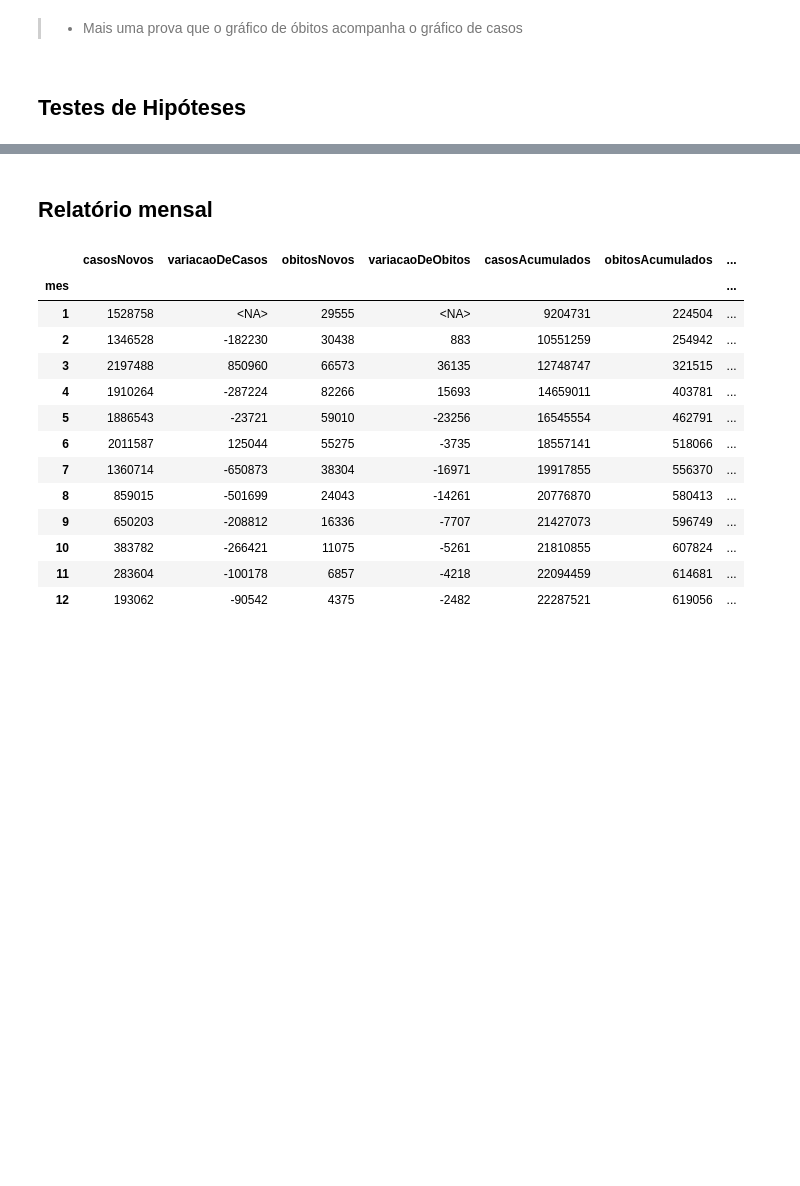
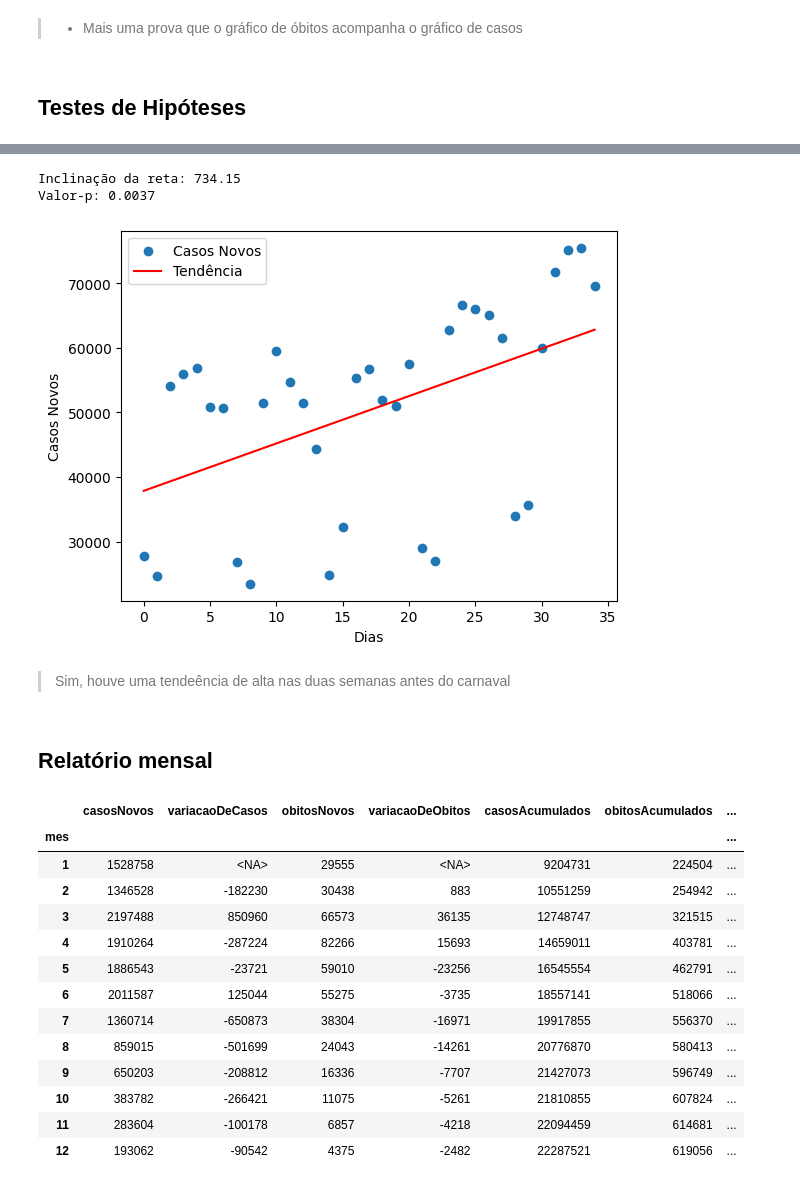
Before and after one commit to VitorMendonca62/covid19-study-in-brazil, a Jupyter notebook: src/analysis_brazil_2021.ipynb, the cells around one changed output, grey strips where cells are left out. Cells and saved outputs as stored; diff of their text form; code cells hidden in the pictures; blank space fills up the shorter version.

```diff
--- a/src/analysis_brazil_2021.ipynb
+++ b/src/analysis_brazil_2021.ipynb
@@ -28,10 +25,11 @@ PATH_DATA_BRAZIL_OUTPUT
 # Carregando dados
 df = None
 
-for path in DATA_PATH[2:4]:
-  data = pd.read_csv(path, sep=";", encoding="utf-8")
+for path in DATA_PATH:
+    if f"HIST_PAINEL_COVIDBR_2021" in path and '.csv' in path:
+      data = pd.read_csv(path, sep=";", encoding="utf-8")
 
-  if df is None:
-    df = data
-  else:
-    df = pd.concat([df, data], ignore_index=True)
+      if df is None:
+        df = data
+      else:
+        df = pd.concat([df, data], ignore_index=True)
@@ -414,0 +432,10 @@ Vi algo sobre Teste de Correlação de Pearson
+# %%
+# Preparando df
+weeks = [5,6,7,8,9]
+
+df_carnaval = df[df["semanaEpi"] == 5]
+
+for week in weeks[1:]:
+    df_carnaval = pd.concat([df_carnaval, df[df["semanaEpi"] == week]], ignore_index=True)
+
+df_carnaval.head()
@@ -415,3 +449,24 @@ Vi algo sobre Teste de Correlação de Pearson
+# %%
+x = df_carnaval.index.values
+y = df_carnaval['casosNovos']
+slope, intercept, r_value, p_value, std_err = linregress(x,y)
+
+print(f"Inclinação da reta: {slope:.2f}")
+print(f"Valor-p: {p_value:.4f}")
+
+# Plotando os dados
+plt.scatter(x, y, label="Casos Novos")
+plt.plot(x, intercept + slope * x, color='red', label="Tendência")
+plt.xlabel("Dias")
+plt.ylabel("Casos Novos")
+plt.legend()
+plt.show()
+# %% [output]
+Inclinação da reta: 734.15
+Valor-p: 0.0037
+[figure, added]
+# %% [markdown]
+> Sim, houve uma tendeência de alta nas duas semanas antes do carnaval
 # %% [markdown]
 ## Relatório mensal
 # %%
```
Also changed, not shown: parts of 24 cells of this notebook, 6 other files.
